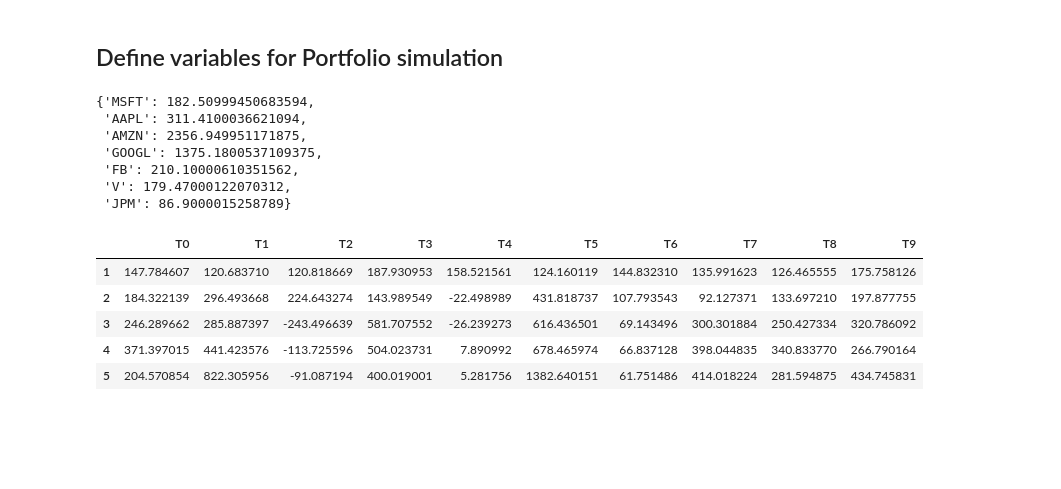
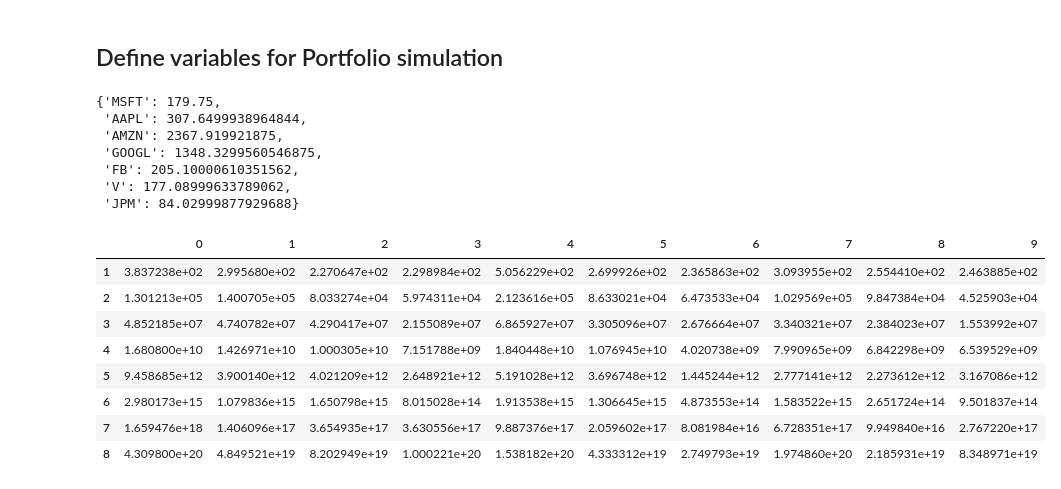
Before and after one commit to blueprint99/Fintech_Bcamp_Project1, a Jupyter notebook: project_01_master.ipynb, the cells around one changed output. Cells and saved outputs as stored; diff of their text form; code cells hidden in the pictures; blank space fills up the shorter version.

```diff
--- a/project_01_master.ipynb
+++ b/project_01_master.ipynb
@@ -17,8 +17,8 @@ import yfinance as yf
 #Define Global Variables
 # Number of simulations
 # Benchmark
-number_simulations = 10 #1000 # columns
-number_records = 20 #30*252# rows
+number_simulations = 500 #1000 # columns
+number_records =30*252# rows
 # %% [markdown]
 ### Prompt User for list of stocks
 # %%
@@ -131,16 +214,16 @@ pf_std = {}
 pf_last_day = {}
 
 for stock in user_portfolio_name:
-    pf_means[stock] = user_portfolio_df.mean()[stock]
-    pf_std[stock] = user_portfolio_df.std()[stock]
+    pf_means[stock] = user_portfolio_returns.mean()[stock]
+    pf_std[stock] = user_portfolio_returns.std()[stock]
     pf_last_day[stock] = user_portfolio_df[stock][-1]
 #TODO Create a table to display this information for the user
 pf_last_day
 # %% [output]
-{'MSFT': 182.50999450683594,
- 'AAPL': 311.4100036621094,
- 'AMZN': 2356.949951171875,
- 'GOOGL': 1375.1800537109375,
- 'FB': 210.10000610351562,
- 'V': 179.47000122070312,
- 'JPM': 86.9000015258789}
+{'MSFT': 179.75,
+ 'AAPL': 307.6499938964844,
+ 'AMZN': 2367.919921875,
+ 'GOOGL': 1348.3299560546875,
+ 'FB': 205.10000610351562,
+ 'V': 177.08999633789062,
+ 'JPM': 84.02999877929688}
@@ -149,30 +230,34 @@ pf_last_day
 # %%
 # Global variables being used
 # Initialize empty DataFrame to hold simulated prices for each simulation
-pf_simulated_price_df = pd.DataFrame()
+# pf_simulated_price_df = pd.DataFrame()
 pf_montecarlo_returns = pd.DataFrame()
 
 # Run the simulation of projecting stock prices
 for n in range(number_simulations):
     simulated_portfolio_prices = {stock:[pf_last_day[stock]] for stock in user_portfolio_name}
     for i in range(number_records):
         for stock in user_portfolio_name:
-            simulated_stocks_price = simulated_benchmark_prices[-1] * (1 + np.random.normal(pf_means[stock], pf_std[stock]))
+            simulated_stocks_price = simulated_portfolio_prices[stock][-1] * (1 + np.random.normal(pf_means[stock], pf_std[stock]))
             simulated_portfolio_prices[stock].append(simulated_stocks_price)
 #     pf_simulated_price_df["SPY prices"] = pd.Series(simulated_benchmark_prices)
     simulated_prices_df = pd.DataFrame(simulated_portfolio_prices)
     simulated_daily_returns = simulated_prices_df.pct_change()
     simulated_daily_returns.dropna(inplace=True)
     #TODO set this to by dynamic
     p_weights = [1/7,1/7,1/7,1/7,1/7,1/7,1/7]
     portfolio_daily_returns = simulated_daily_returns.dot(p_weights)
-    pf_montecarlo_returns[f'T{n}'] = (1 + portfolio_daily_returns.fillna(0)).cumprod()
-pf_montecarlo_returns.head()
-#     pf_montecarlo_returns[n] = (1+portfolio_daily_returns.fillna(0)).cumprod()
+#     pf_montecarlo_returns[f'T{n}'] = (1 + portfolio_daily_returns.fillna(0)).cumprod()
+# pf_montecarlo_returns.head()
+    pf_montecarlo_returns[n] = (1+portfolio_daily_returns.fillna(0)).cumprod()
+pf_montecarlo_returns
 # %% [output]
-|  | T0 | T1 | T2 | T3 | T4 | T5 | T6 | T7 | T8 | T9 |
-| 1 | 147.784607 | 120.683710 | 120.818669 | 187.930953 | 158.521561 | 124.160119 | 144.832310 | 135.991623 | 126.465555 | 175.758126 |
-| 2 | 184.322139 | 296.493668 | 224.643274 | 143.989549 | -22.498989 | 431.818737 | 107.793543 | 92.127371 | 133.697210 | 197.877755 |
-| 3 | 246.289662 | 285.887397 | -243.496639 | 581.707552 | -26.239273 | 616.436501 | 69.143496 | 300.301884 | 250.427334 | 320.786092 |
-| 4 | 371.397015 | 441.423576 | -113.725596 | 504.023731 | 7.890992 | 678.465974 | 66.837128 | 398.044835 | 340.833770 | 266.790164 |
-| 5 | 204.570854 | 822.305956 | -91.087194 | 400.019001 | 5.281756 | 1382.640151 | 61.751486 | 414.018224 | 281.594875 | 434.745831 |
+|  | 0 | 1 | 2 | 3 | 4 | 5 | 6 | 7 | 8 | 9 |
+| 1 | 3.837238e+02 | 2.995680e+02 | 2.270647e+02 | 2.298984e+02 | 5.056229e+02 | 2.699926e+02 | 2.365863e+02 | 3.093955e+02 | 2.554410e+02 | 2.463885e+02 |
+| 2 | 1.301213e+05 | 1.400705e+05 | 8.033274e+04 | 5.974311e+04 | 2.123616e+05 | 8.633021e+04 | 6.473533e+04 | 1.029569e+05 | 9.847384e+04 | 4.525903e+04 |
+| 3 | 4.852185e+07 | 4.740782e+07 | 4.290417e+07 | 2.155089e+07 | 6.865927e+07 | 3.305096e+07 | 2.676664e+07 | 3.340321e+07 | 2.384023e+07 | 1.553992e+07 |
+| 4 | 1.680800e+10 | 1.426971e+10 | 1.000305e+10 | 7.151788e+09 | 1.840448e+10 | 1.076945e+10 | 4.020738e+09 | 7.990965e+09 | 6.842298e+09 | 6.539529e+09 |
+| 5 | 9.458685e+12 | 3.900140e+12 | 4.021209e+12 | 2.648921e+12 | 5.191028e+12 | 3.696748e+12 | 1.445244e+12 | 2.777141e+12 | 2.273612e+12 | 3.167086e+12 |
+| 6 | 2.980173e+15 | 1.079836e+15 | 1.650798e+15 | 8.015028e+14 | 1.913538e+15 | 1.306645e+15 | 4.873553e+14 | 1.583522e+15 | 2.651724e+14 | 9.501837e+14 |
+| 7 | 1.659476e+18 | 1.406096e+17 | 3.654935e+17 | 3.630556e+17 | 9.887376e+17 | 2.059602e+17 | 8.081984e+16 | 6.728351e+17 | 9.949840e+16 | 2.767220e+17 |
+| 8 | 4.309800e+20 | 4.849521e+19 | 8.202949e+19 | 1.000221e+20 | 1.538182e+20 | 4.333312e+19 | 2.749793e+19 | 1.974860e+20 | 2.185931e+19 | 8.348971e+19 |
```
Also changed, not shown: parts of 13 cells of this notebook, 2 other files.
